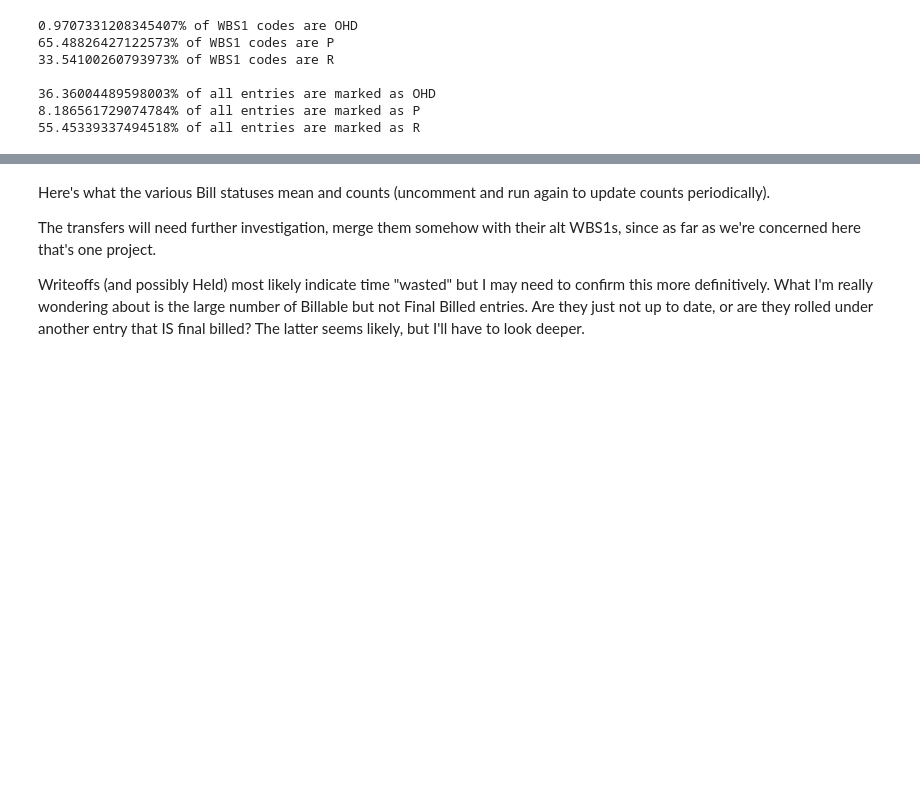
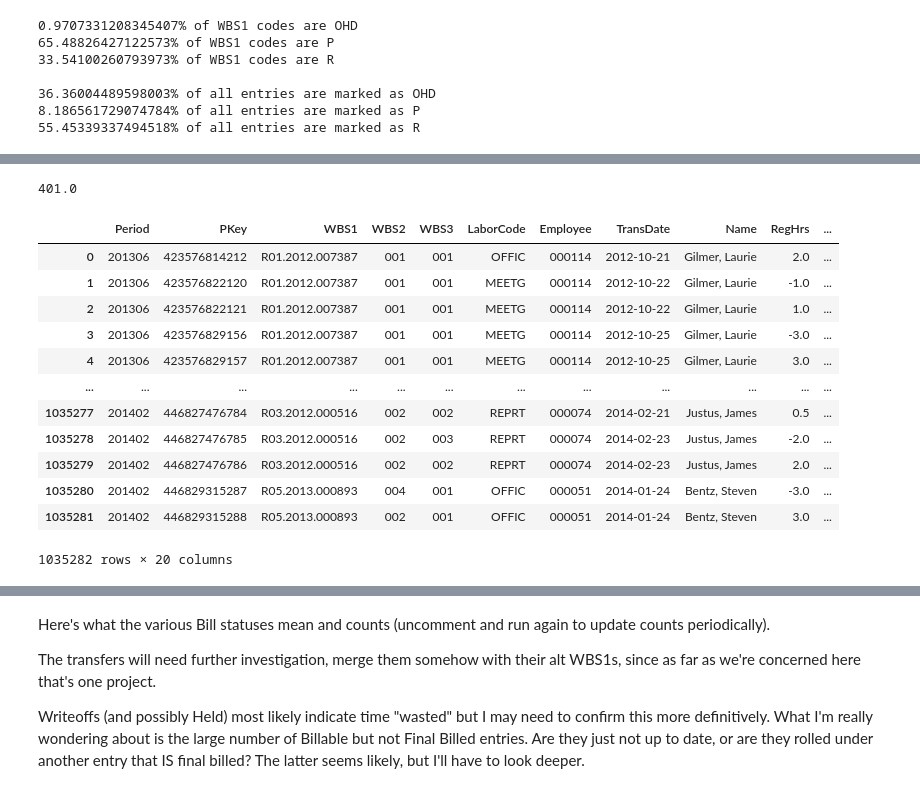
Before and after one commit to jhoward-FEA/Project-Foxrook, a Jupyter notebook: Initial Modeling and Viz.ipynb, the cells around one changed output, grey strips where cells are left out. Cells and saved outputs as stored; diff of their text form; code cells hidden in the pictures; blank space fills up the shorter version.

```diff
--- a/Initial Modeling and Viz.ipynb
+++ b/Initial Modeling and Viz.ipynb
@@ -160,0 +157,4 @@ df_LD[['RegAmt', 'Rate', 'BillExt', 'Category',  'ChargeType', 'RateType', 'Bill
+# %%
+active_df = df_LD[['Period', 'PKey', 'WBS1', 'WBS2', 'WBS3', 'LaborCode', 'Employee', 'TransDate',
+                   'Name', 'RegHrs', 'OvtHrs', 'RegAmt', 'OvtAmt', 'Rate', 'BillExt', 'Category',
+                   'ChargeType', 'RateType', 'BillStatus', 'XferWBS1']]
@@ -162,0 +240,14 @@ df_LD[['RegAmt', 'Rate', 'BillExt', 'Category',  'ChargeType', 'RateType', 'Bill
+# %%
+code = df_codes['WBS1'].unique()[0]
+temp_df_slice = active_df[active_df['WBS1'] == code]
+employee = 'Clawson, Stephen'
+emp_temp_slice = temp_df_slice[temp_df_slice['Name'] == employee]
+print(emp_temp_slice['RegHrs'].sum())
+# emp_proj_reg_hrs = emp_temp_slice['RegHrs'].sum()
+
+# for employee in temp_df_slice['Name'].unique():
+#     print(employee)
+#     emp_temp_slice = temp_df_slice[temp_df_slice['Name'] == employee]
+#     print(emp_temp_slice['OvtHrs'])
+# %% [output]
+401.0
@@ -162,0 +289,16 @@ df_LD[['RegAmt', 'Rate', 'BillExt', 'Category',  'ChargeType', 'RateType', 'Bill
+# %%
+active_df
+# %% [output]
+|  | Period | PKey | WBS1 | WBS2 | WBS3 | LaborCode | Employee | TransDate | Name | RegHrs | ... |
+| 0 | 201306 | 423576814212 | R01.2012.007387 | 001 | 001 | OFFIC | 000114 | 2012-10-21 | Gilmer, Laurie | 2.0 | ... |
+| 1 | 201306 | 423576822120 | R01.2012.007387 | 001 | 001 | MEETG | 000114 | 2012-10-22 | Gilmer, Laurie | -1.0 | ... |
+| 2 | 201306 | 423576822121 | R01.2012.007387 | 001 | 001 | MEETG | 000114 | 2012-10-22 | Gilmer, Laurie | 1.0 | ... |
+| 3 | 201306 | 423576829156 | R01.2012.007387 | 001 | 001 | MEETG | 000114 | 2012-10-25 | Gilmer, Laurie | -3.0 | ... |
+| 4 | 201306 | 423576829157 | R01.2012.007387 | 001 | 001 | MEETG | 000114 | 2012-10-25 | Gilmer, Laurie | 3.0 | ... |
+| ... | ... | ... | ... | ... | ... | ... | ... | ... | ... | ... | ... |
+| 1035277 | 201402 | 446827476784 | R03.2012.000516 | 002 | 002 | REPRT | 000074 | 2014-02-21 | Justus, James | 0.5 | ... |
+| 1035278 | 201402 | 446827476785 | R03.2012.000516 | 002 | 003 | REPRT | 000074 | 2014-02-23 | Justus, James | -2.0 | ... |
+| 1035279 | 201402 | 446827476786 | R03.2012.000516 | 002 | 002 | REPRT | 000074 | 2014-02-23 | Justus, James | 2.0 | ... |
+| 1035280 | 201402 | 446829315287 | R05.2013.000893 | 004 | 001 | OFFIC | 000051 | 2014-01-24 | Bentz, Steven | -3.0 | ... |
+| 1035281 | 201402 | 446829315288 | R05.2013.000893 | 002 | 001 | OFFIC | 000051 | 2014-01-24 | Bentz, Steven | 3.0 | ... |
+1035282 rows × 20 columns
```
Also changed, not shown: parts of 17 cells of this notebook, 2 other files.
